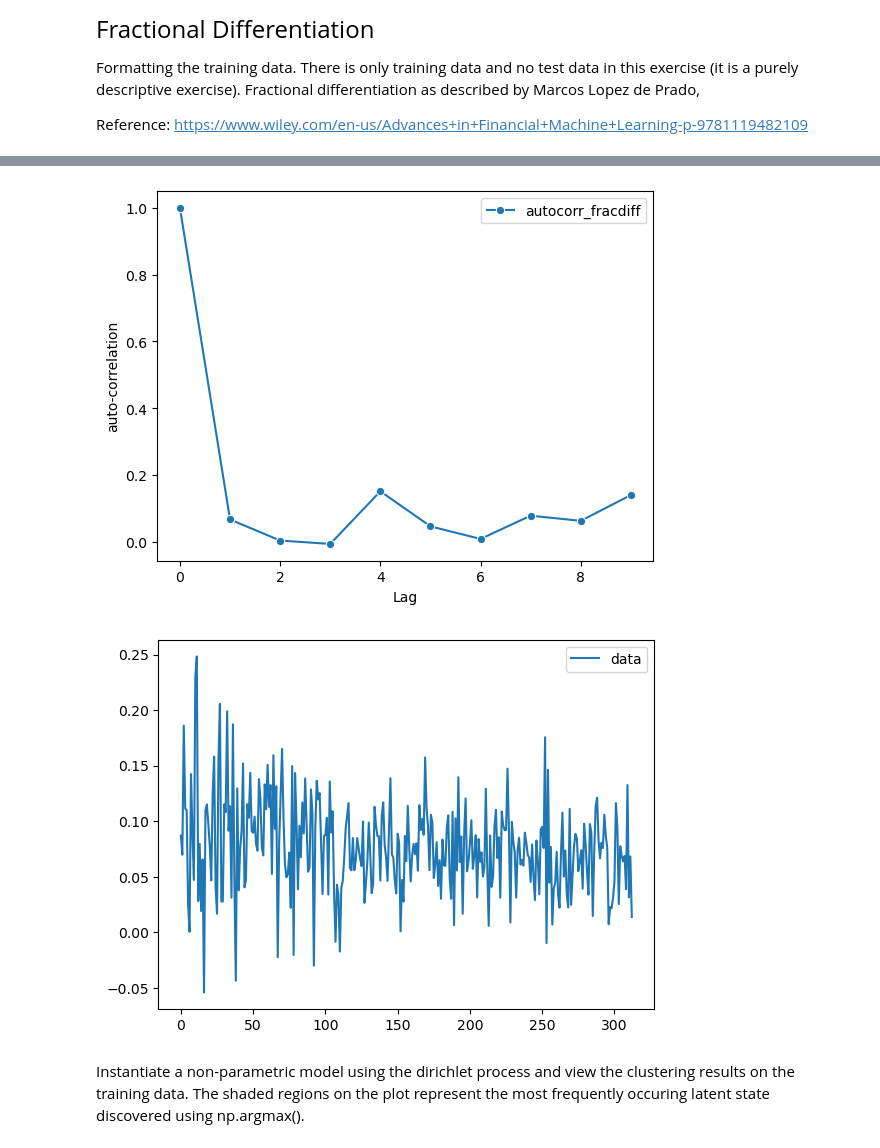
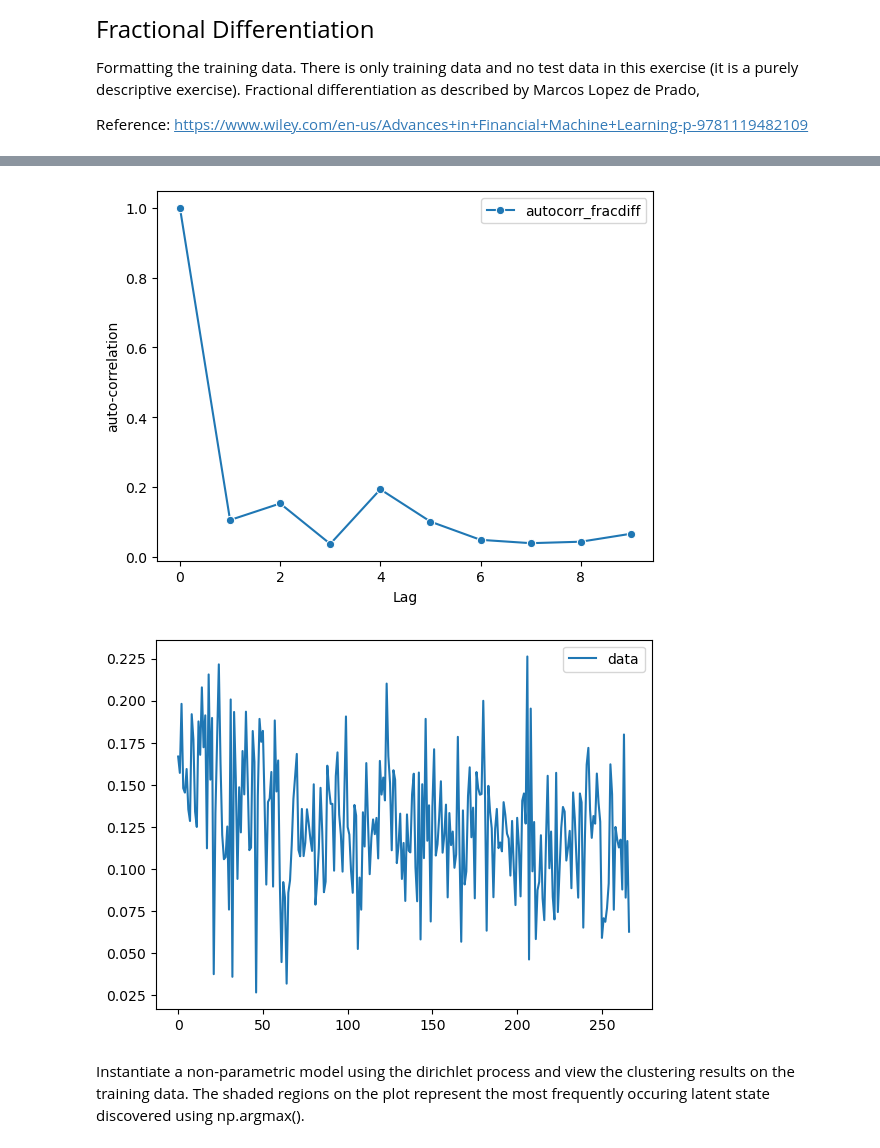
Before and after one commit to regimelab/notebooks, a Jupyter notebook: fractional_differentiation.ipynb, the cells around one changed output, grey strips where cells are left out. Saved outputs shown, nothing was run; the diff lists cells and outputs as text; code cells hidden in the pictures.

```diff
--- a/fractional_differentiation.ipynb
+++ b/fractional_differentiation.ipynb
@@ -64,25 +64,25 @@ Note: you may need to restart the kernel to use updated packages.
 # %%
 from numpy_fracdiff.fracdiff_fn import fracdiff
 import scipy.stats as stats
 
 fn = lambda x: fracdiff(x.values, order=frac_order)
-frac_order = 0.95
+frac_order = 0.9
 
 frac_df = pd.DataFrame()
 frac_df['data'] = fn(tlt['marketClose'])
 frac_df = frac_df.dropna().reset_index().drop(columns=['index'])
 
 decay_func = lambda S, _range: [S.apply(abs).autocorr(lag=Lag) for Lag in _range]
 sns.lineplot(data=decay_func(frac_df['data'], range(0, 10)), label='autocorr_fracdiff', marker='o')
 plt.xlabel('Lag')
 plt.ylabel('auto-correlation')
 plt.show()
 
 sns.lineplot(data=frac_df)
 plt.show()
 # %% [output]
-[figure, old version]
+[figure, new version]
-[figure, old version]
+[figure, new version]
 # %% [markdown]
 Instantiate a non-parametric model using the dirichlet process and view the clustering results on the training data. The shaded regions on the plot represent the most frequently occuring latent state discovered using np.argmax().
 # %%
```
Also changed, not shown: parts of 5 cells of this notebook.
